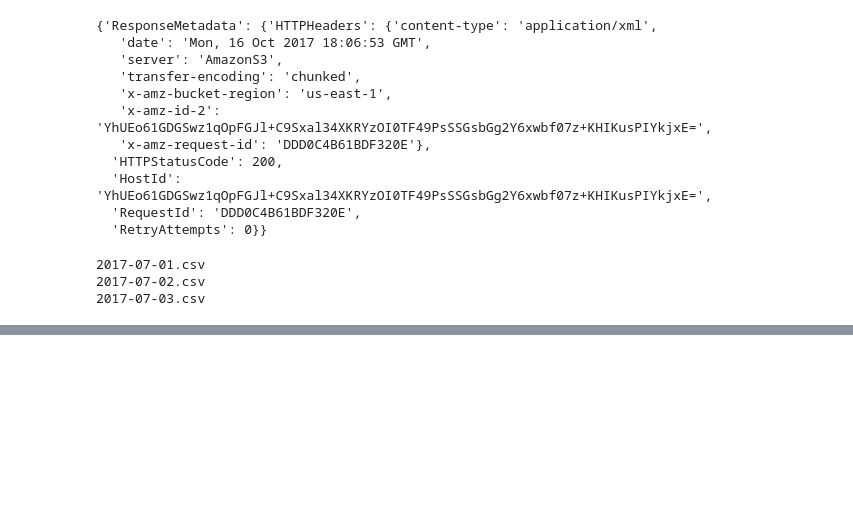
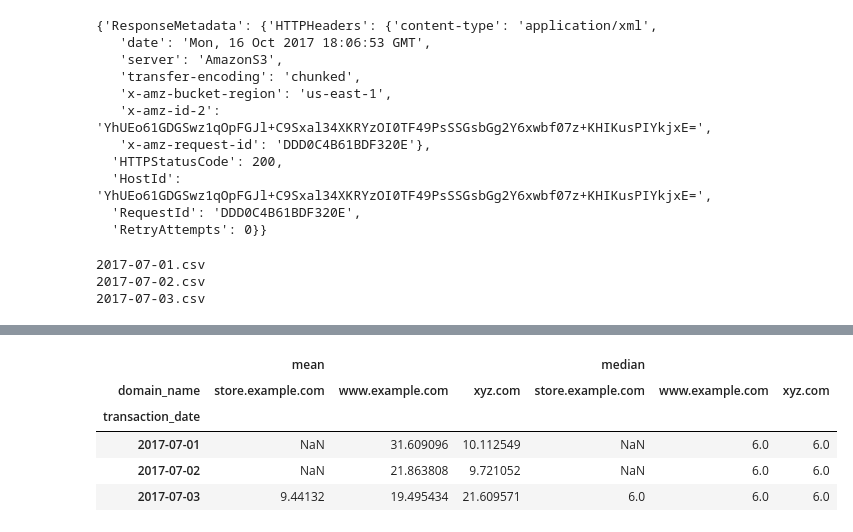
Before and after one commit to dtsmith2001/p-data-challenge, a Jupyter notebook: Explorations.ipynb, the cells around one changed output, grey strips where cells are left out. Drawn from its saved outputs; the diff is of its cells as text; code cells hidden in the pictures; blank space fills up the shorter version.

```diff
--- a/Explorations.ipynb
+++ b/Explorations.ipynb
@@ -102,0 +150,10 @@ memory usage: 2.0+ MB
+# %%
+pd.pivot_table(fr, values="checkout_amount", index="transaction_date", columns="domain_name",
+               aggfunc=[np.mean, np.median])
+# %% [output]
+|  | mean |  |  | median |  |  |
+| domain_name | store.example.com | www.example.com | xyz.com | store.example.com | www.example.com | xyz.com |
+| transaction_date |  |  |  |  |  |  |
+| 2017-07-01 | NaN | 31.609096 | 10.112549 | NaN | 6.0 | 6.0 |
+| 2017-07-02 | NaN | 21.863808 | 9.721052 | NaN | 6.0 | 6.0 |
+| 2017-07-03 | 9.44132 | 19.495434 | 21.609571 | 6.0 | 6.0 | 6.0 |
```
Also changed, not shown: parts of 13 cells of this notebook.
